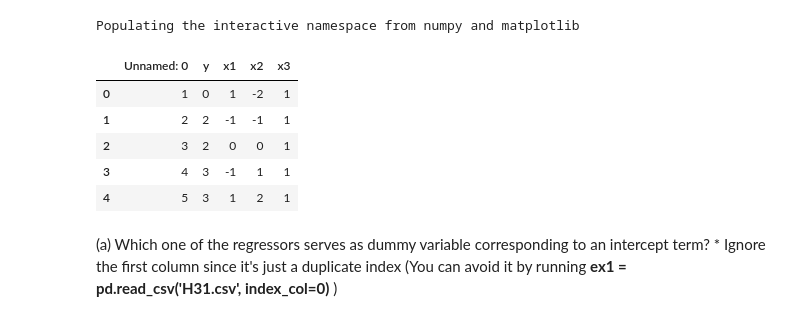
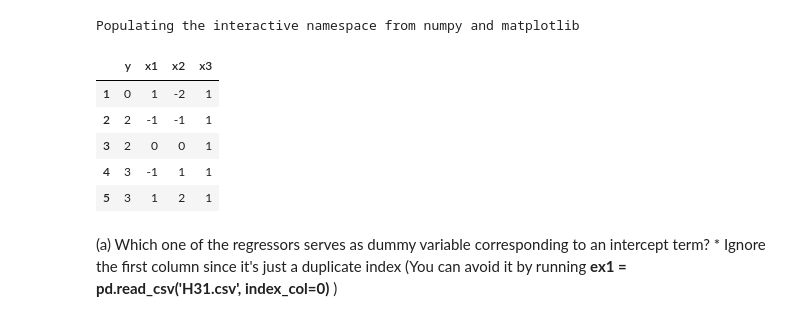
Before and after one commit to sunglyoungKim/ADS_sk6176, a Jupyter notebook: Homework 2.ipynb, the cells around one changed output. Cells and saved outputs as stored; diff of their text form; code cells hidden in the pictures.

```diff
--- a/Homework 2.ipynb
+++ b/Homework 2.ipynb
@@ -22,15 +22,15 @@ import statsmodels.formula.api as smf    # for OLS regression
 # %% [output]
 Populating the interactive namespace from numpy and matplotlib
 # %%
-H31 = pd.read_csv('data/H31.csv')
+H31 = pd.read_csv('data/H31.csv', index_col=0)
 H31.head()
 # %% [output]
-|  | Unnamed: 0 | y | x1 | x2 | x3 |
-| 0 | 1 | 0 | 1 | -2 | 1 |
-| 1 | 2 | 2 | -1 | -1 | 1 |
-| 2 | 3 | 2 | 0 | 0 | 1 |
-| 3 | 4 | 3 | -1 | 1 | 1 |
-| 4 | 5 | 3 | 1 | 2 | 1 |
+|  | y | x1 | x2 | x3 |
+| 1 | 0 | 1 | -2 | 1 |
+| 2 | 2 | -1 | -1 | 1 |
+| 3 | 2 | 0 | 0 | 1 |
+| 4 | 3 | -1 | 1 | 1 |
+| 5 | 3 | 1 | 2 | 1 |
 # %% [markdown]
 (a) Which one of the regressors serves as dummy variable corresponding to an intercept term?
     * Ignore the first column since it's just a duplicate index (You can avoid it by running **ex1 = pd.read_csv('H31.csv', index_col=0)** )
```
Also changed, not shown: parts of 38 cells of this notebook.
